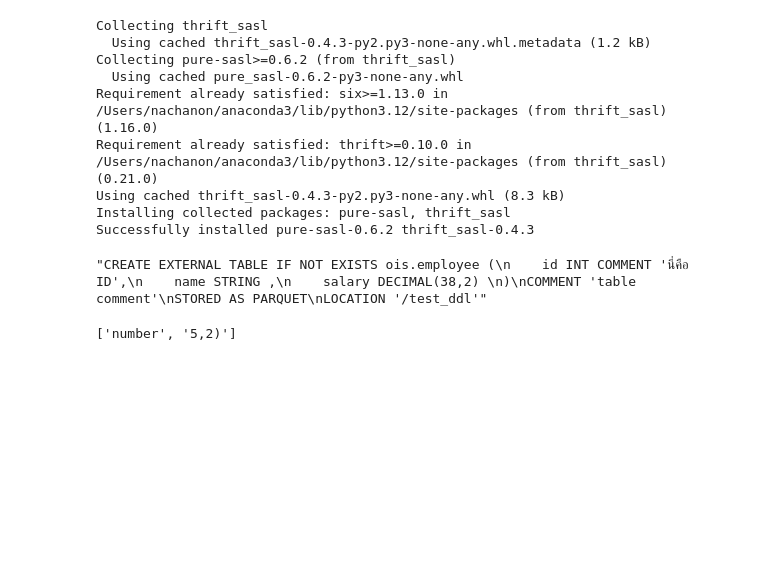
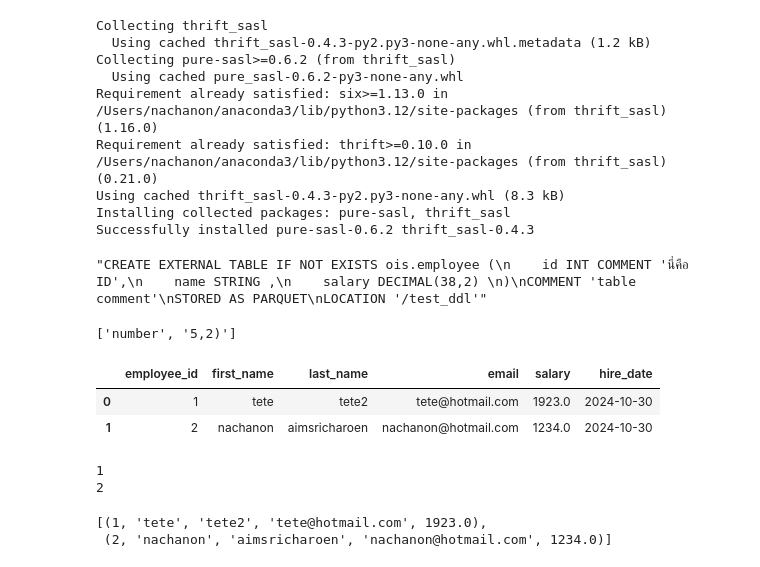
Before and after one commit to tete192356789/HIVE_TYPE_MAPPER, a Jupyter notebook: notebooks/HIVE_DATATYPE.ipynb, the cells around one changed output. Drawn from its saved outputs; the diff is of its cells as text; code cells hidden in the pictures; blank space fills up the shorter version.

```diff
--- a/notebooks/HIVE_DATATYPE.ipynb
+++ b/notebooks/HIVE_DATATYPE.ipynb
@@ -496,3 +496,10 @@ match = re.match(r"\w+\((\d+),\s*(\d+)\)",'number(5,2)')
 match.group().split('(')
 # %% [output]
 ['number', '5,2)']
+# %%
+#from urllib.parse import quote_plus
+conn_string = "postgresql://nachanon:1923@localhost:5432/postgres"
+engine = create_engine(conn_string)
+inspector = inspect(engine)
+
+hive_schema = convert_schema_to_hive(engine, inspector, 'public','employees')
@@ -498,0 +514,10 @@ match.group().split('(')
+# %%
+import pandas as pd
+query  = "select * from public.employees"
+df= pd.read_sql(query , con = engine)
+# %%
+df
+# %% [output]
+|  | employee_id | first_name | last_name | email | salary | hire_date |
+| 0 | 1 | tete | tete2 | tete@hotmail.com | 1923.0 | 2024-10-30 |
+| 1 | 2 | nachanon | aimsricharoen | nachanon@hotmail.com | 1234.0 | 2024-10-30 |
@@ -498,0 +526,15 @@ match.group().split('(')
+# %%
+values_list = []
+for index, row in df.iterrows():
+    for i,val in enumertae(row):
+        val_tuple = (row.iloc[i],row.iloc[i],row['last_name'],row['email'],row['salary'])
+    print(row.iloc[0])
+    values_list.append(val_tuple)
+# %% [output]
+1
+2
+# %%
+values_list
+# %% [output]
+[(1, 'tete', 'tete2', 'tete@hotmail.com', 1923.0),
+ (2, 'nachanon', 'aimsricharoen', 'nachanon@hotmail.com', 1234.0)]
```
Also changed, not shown: parts of 4 cells of this notebook, 2 other files.
